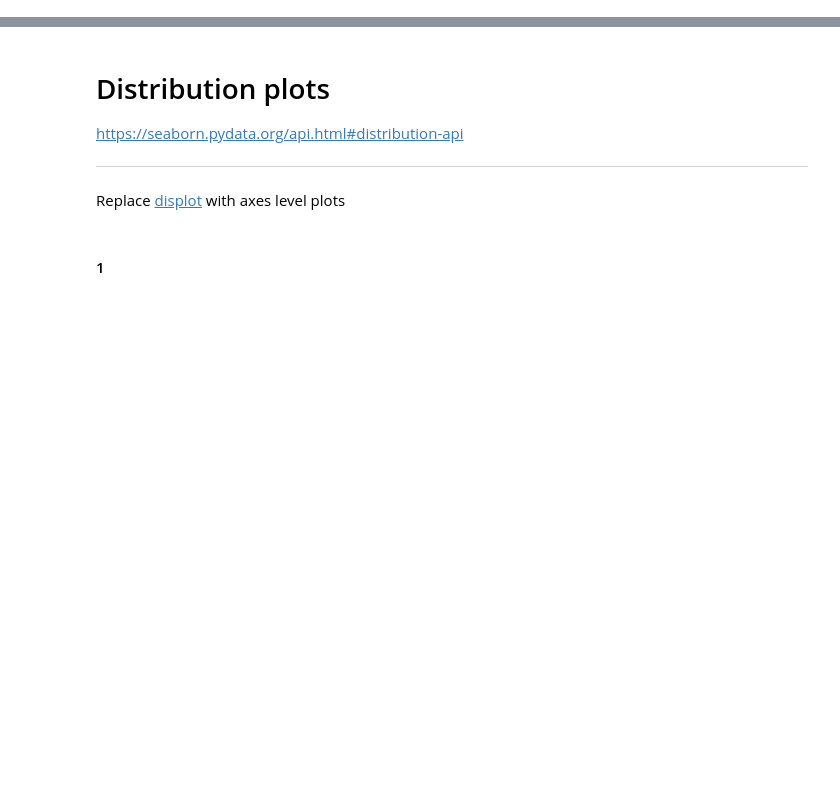
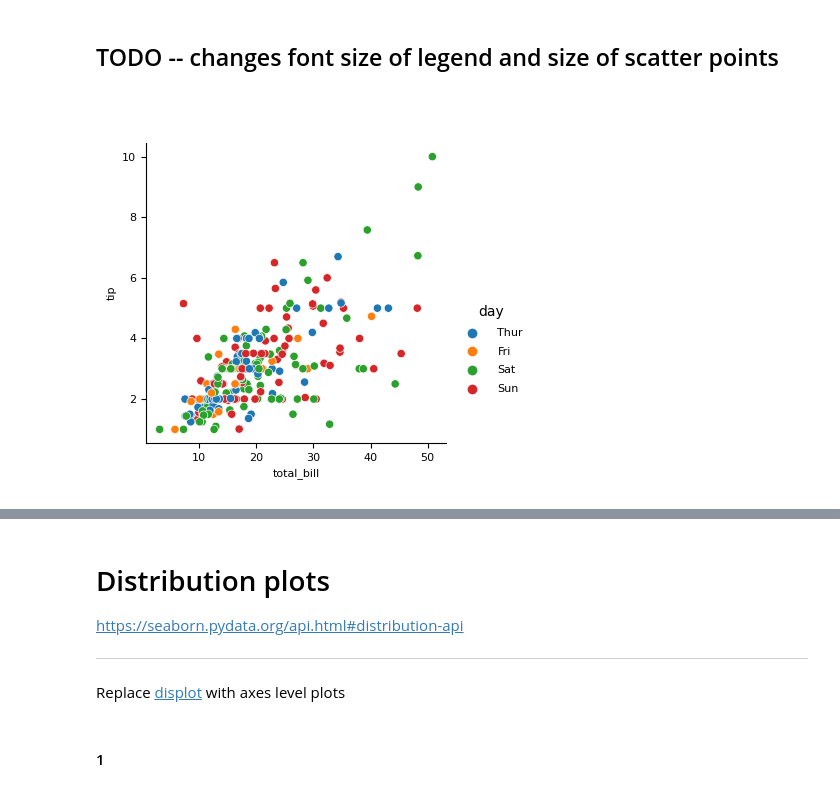
Before and after one commit to mwshinn/CanD, a Jupyter notebook: doc/gallery/seaborn_fig2ax.ipynb, the cells around one changed output, grey strips where cells are left out. Drawn from its saved outputs; the diff is of its cells as text; code cells hidden in the pictures; blank space fills up the shorter version.

```diff
--- a/doc/gallery/seaborn_fig2ax.ipynb
+++ b/doc/gallery/seaborn_fig2ax.ipynb
@@ -9,0 +38,22 @@ import seaborn as sns
+# %% [markdown]
+## TODO -- changes font size of legend and size of scatter points
+# %%
+# CanD way
+
+# Create a canvas 6 in x 6 in.
+c = Canvas(4.6, 4, "in")
+
+# Add an axis from the point (0.5,0.5) to (3.5,3.5) in inches.  Name it "scatter"
+c.add_axis("scatter", Point(.5, .5, "in"), Point(3.5, 3.5, "in"))
+# and plot histplot on it
+ax = c.ax("scatter")
+sns.scatterplot(data=tips, x="total_bill", y="tip", hue="day", ax=ax)
+# remove the left and top spine
+sns.despine(ax=ax)
+# Adjust the legend position
+ax.legend_.set_bbox_to_anchor((1, 0.5))
+ax.legend_.get_frame().set_edgecolor('none')
+
+c.show()
+# %% [output]
+[figure, added]
```
Also changed, not shown: parts of 36 cells of this notebook.
